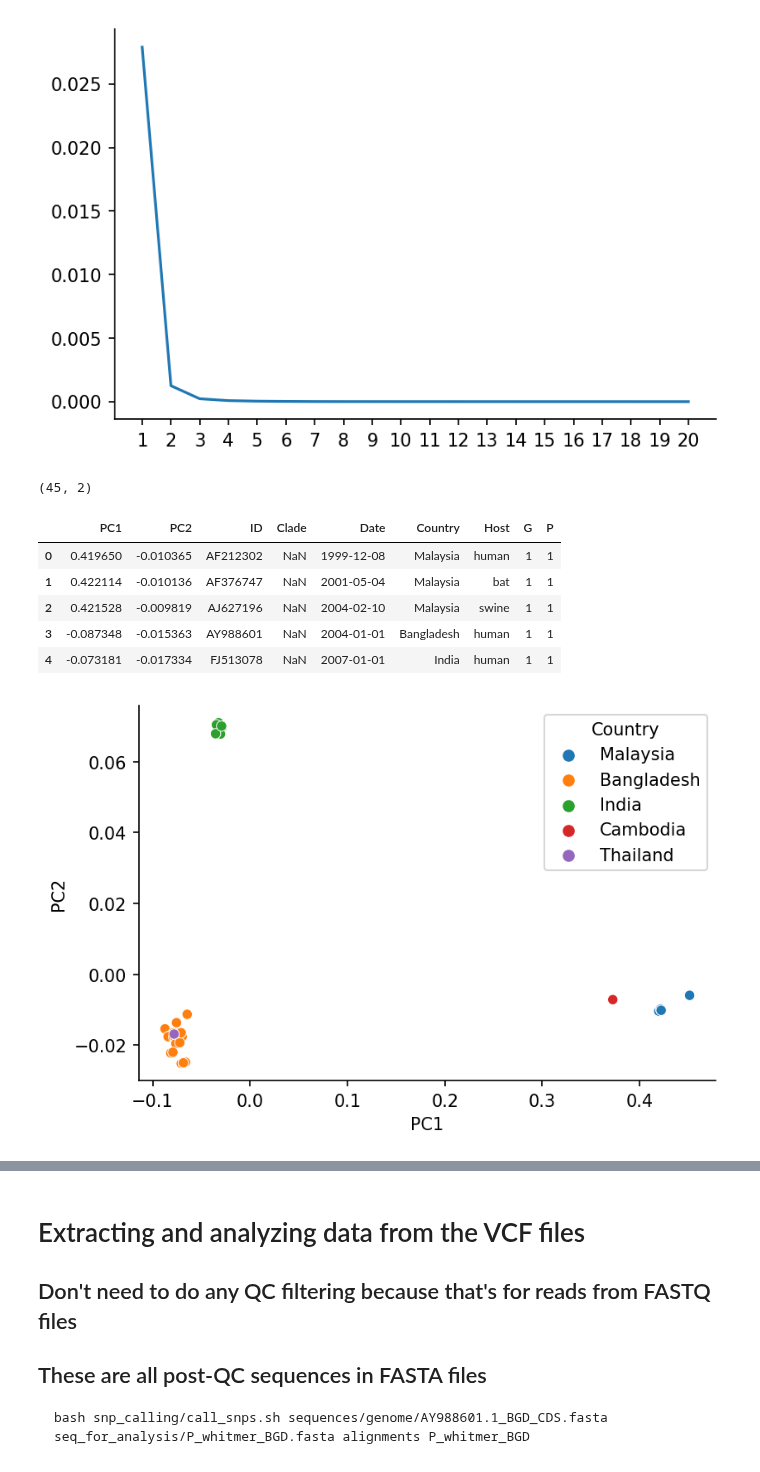
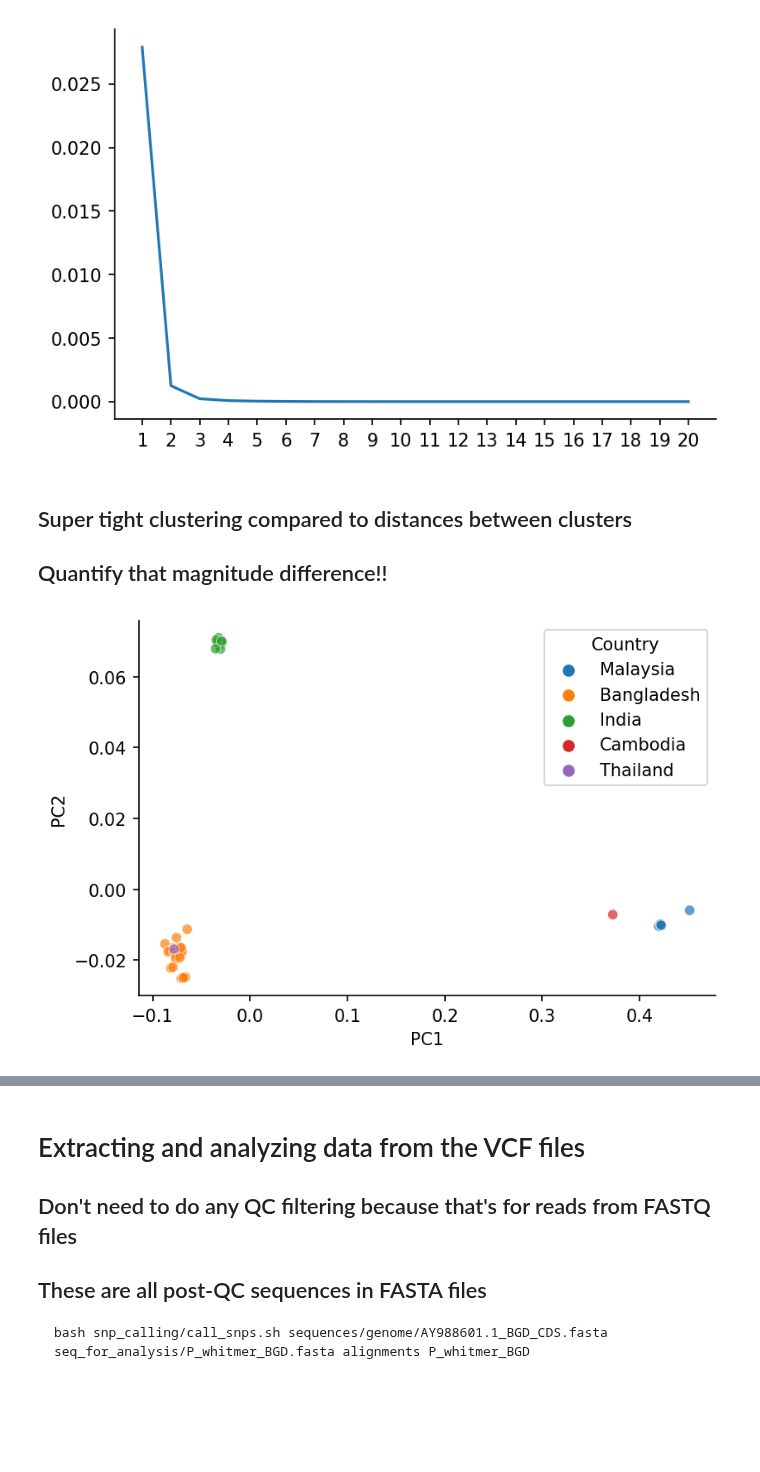
Before and after one commit to sanju99/niv_evo, a Jupyter notebook: clade_differences.ipynb, the cells around one changed output, grey strips where cells are left out. Drawn from its saved outputs; the diff is of its cells as text; code cells hidden in the pictures; blank space fills up the shorter version.

Commit message:
distance matrices

```diff
--- a/clade_differences.ipynb
+++ b/clade_differences.ipynb
@@ -64,12 +64,22 @@ plt.xticks(np.arange(20)+1)
 plt.show()
 # %% [output]
 [figure]
+# %% [markdown]
+## Super tight clustering compared to distances between clusters
+
+## Quantify that magnitude difference!!
 # %%
 pca = PCA(2)
 x_trans = pca.fit_transform(similarity_mat)
 
-sns.scatterplot()
+x_trans_df = pd.DataFrame(x_trans)
+x_trans_df.columns = ["PC1", "PC2"]
+x_trans_df["ID"] = seq_mat.index
+x_trans_df = x_trans_df.merge(metadata, on="ID")
+
+# the India sequence FJ513078 is in the Bangladesh cluster, just not visible, but checked the coordinates
+sns.scatterplot(data=x_trans_df, x="PC1", y="PC2", hue="Country", alpha=0.7)
+sns.despine()
+plt.show()
+# %% [output]
+[figure, added]
-# %%
-x_trans.shape
-# %% [output]
-(45, 2)
@@ -81,15 +85,0 @@ x_trans_df = x_trans_df.merge(metadata, on="ID")
-# %%
-x_trans_df.head()
-# %% [output]
-|  | PC1 | PC2 | ID | Clade | Date | Country | Host | G | P |
-| 0 | 0.419650 | -0.010365 | AF212302 | NaN | 1999-12-08 | Malaysia | human | 1 | 1 |
-| 1 | 0.422114 | -0.010136 | AF376747 | NaN | 2001-05-04 | Malaysia | bat | 1 | 1 |
-| 2 | 0.421528 | -0.009819 | AJ627196 | NaN | 2004-02-10 | Malaysia | swine | 1 | 1 |
-| 3 | -0.087348 | -0.015363 | AY988601 | NaN | 2004-01-01 | Bangladesh | human | 1 | 1 |
-| 4 | -0.073181 | -0.017334 | FJ513078 | NaN | 2007-01-01 | India | human | 1 | 1 |
-# %%
-sns.scatterplot(data=x_trans_df, x="PC1", y="PC2", hue="Country")
-sns.despine()
-plt.show()
-# %% [output]
-[figure, removed]
```
Also changed, not shown: parts of 14 cells of this notebook, 2 other files.
